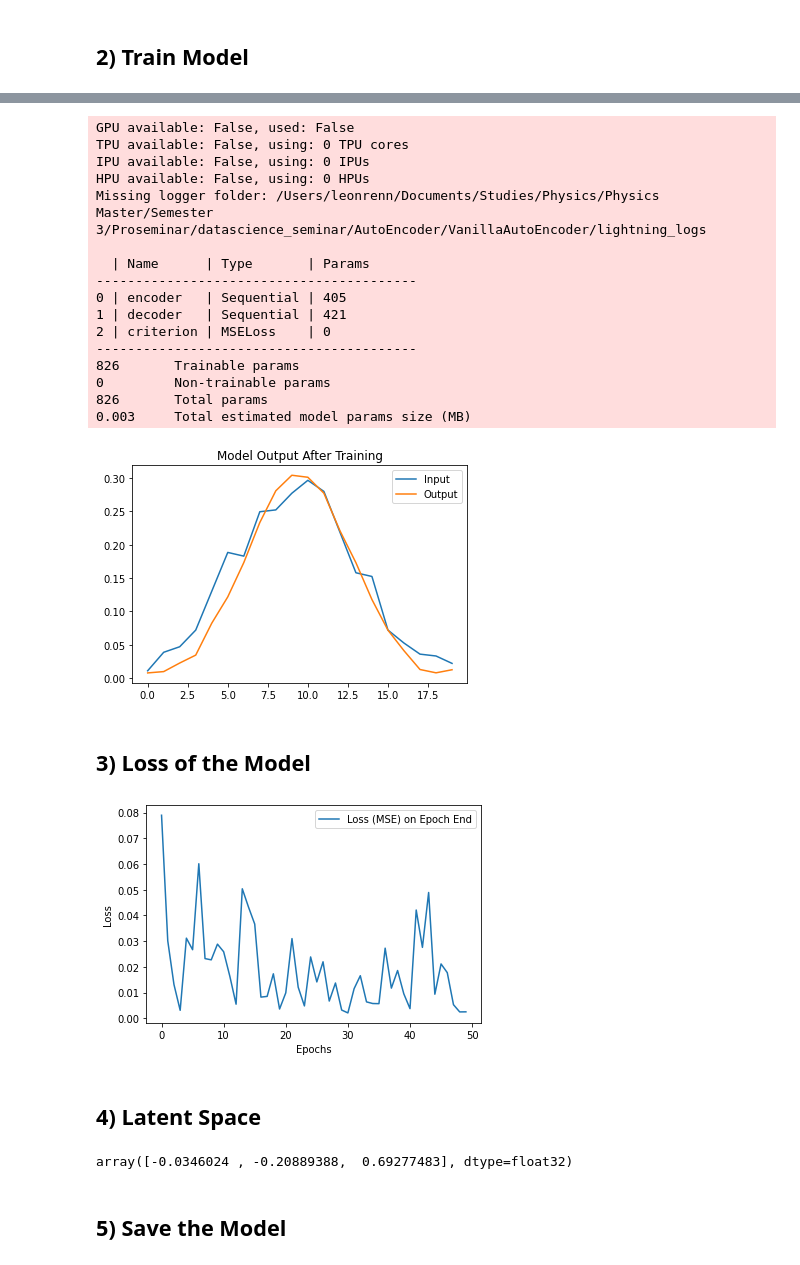
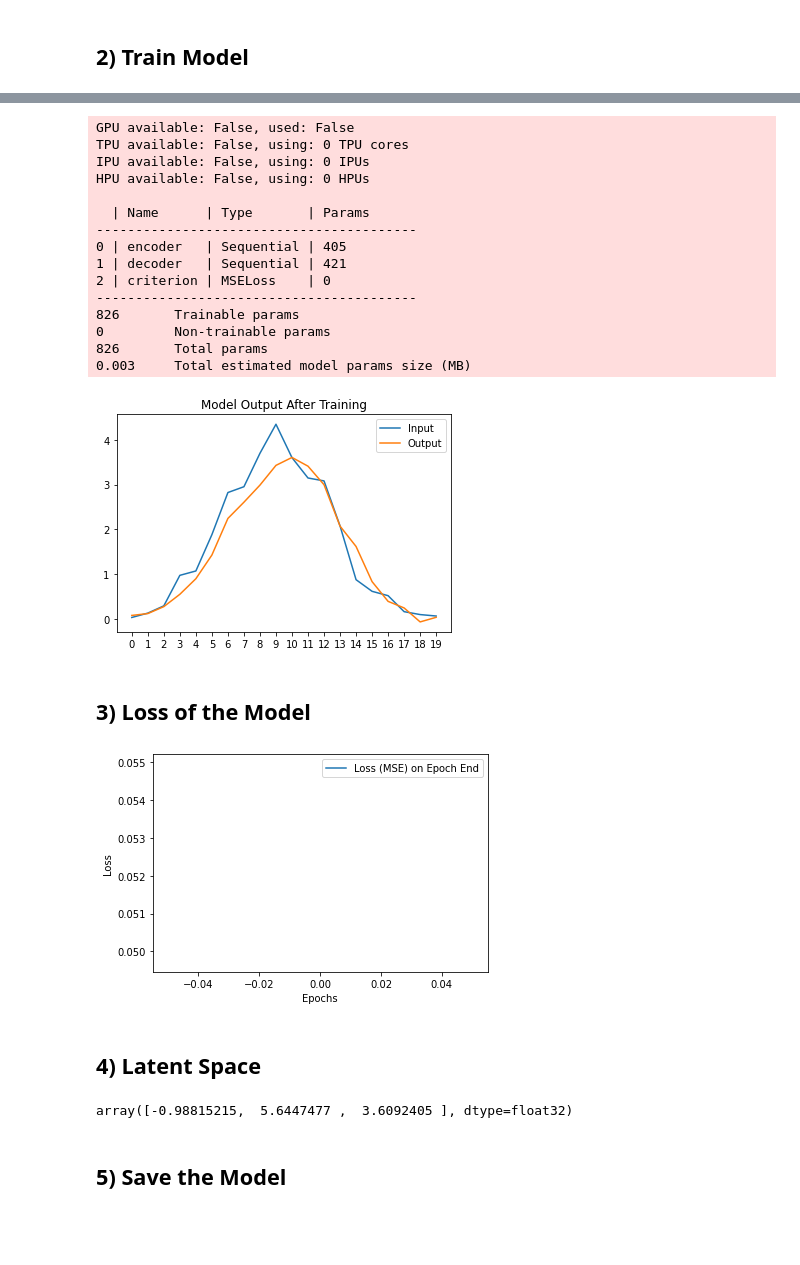
Before and after one commit to leonrenn/datascience_seminar, a Jupyter notebook: AutoEncoder/VanillaAutoEncoder/train_model_VanillaAE.ipynb, the cells around one changed output, grey strips where cells are left out. Cells and saved outputs as stored; diff of their text form; code cells hidden in the pictures; blank space fills up the shorter version.

```diff
--- a/AutoEncoder/VanillaAutoEncoder/train_model_VanillaAE.ipynb
+++ b/AutoEncoder/VanillaAutoEncoder/train_model_VanillaAE.ipynb
@@ -83,13 +84,12 @@ VanillaAutoEncoder(
 # %%
 callbacks = [TQDMProgressBar(refresh_rate=20)]
-trainer = Trainer(max_epochs=50, callbacks=callbacks)
+trainer = Trainer(max_epochs=1, callbacks=callbacks)
 trainer.fit(model,dataloader)
 # %% [output]
 GPU available: False, used: False
 TPU available: False, using: 0 TPU cores
 IPU available: False, using: 0 IPUs
 HPU available: False, using: 0 HPUs
-Missing logger folder: /Users/leonrenn/Documents/Studies/Physics/Physics Master/Semester 3/Proseminar/datascience_seminar/AutoEncoder/VanillaAutoEncoder/lightning_logs
 
   | Name      | Type       | Params
 -----------------------------------------
@@ -102,16 +102,17 @@ Missing logger folder: /Users/leonrenn/Documents/Studies/Physics/Physics Master/
 826       Total params
 0.003     Total estimated model params size (MB)
 # %%
-data_after_training = dataset[3]
+data_after_training = dataset[4]
 result_after_training = model.forward(data_after_training)
 
 plt.plot(data_after_training.detach().numpy(), label="Input")
 plt.plot(result_after_training.detach().numpy(), label="Output")
+plt.xticks(torch.arange(0, variable_space))
 plt.legend()
 plt.title("Model Output After Training")
 plt.show()
 # %% [output]
-[figure, old version]
+[figure, new version]
 # %% [markdown]
 ## 3) Loss of the Model
 # %%
@@ -123,14 +124,14 @@ plt.ylabel("Loss")
 plt.legend()
 plt.show()
 # %% [output]
-[figure, old version]
+[figure, new version]
 # %% [markdown]
 ## 4) Latent Space
 # %%
 latent_space = model.encoder(data_after_training).detach().numpy()
 latent_space
 # %% [output]
-array([-0.0346024 , -0.20889388,  0.69277483], dtype=float32)
+array([-0.98815215,  5.6447477 ,  3.6092405 ], dtype=float32)
 # %% [markdown]
 ## 5) Save the Model
 # %%
```
Also changed, not shown: parts of 3 cells of this notebook, 6 other files.
